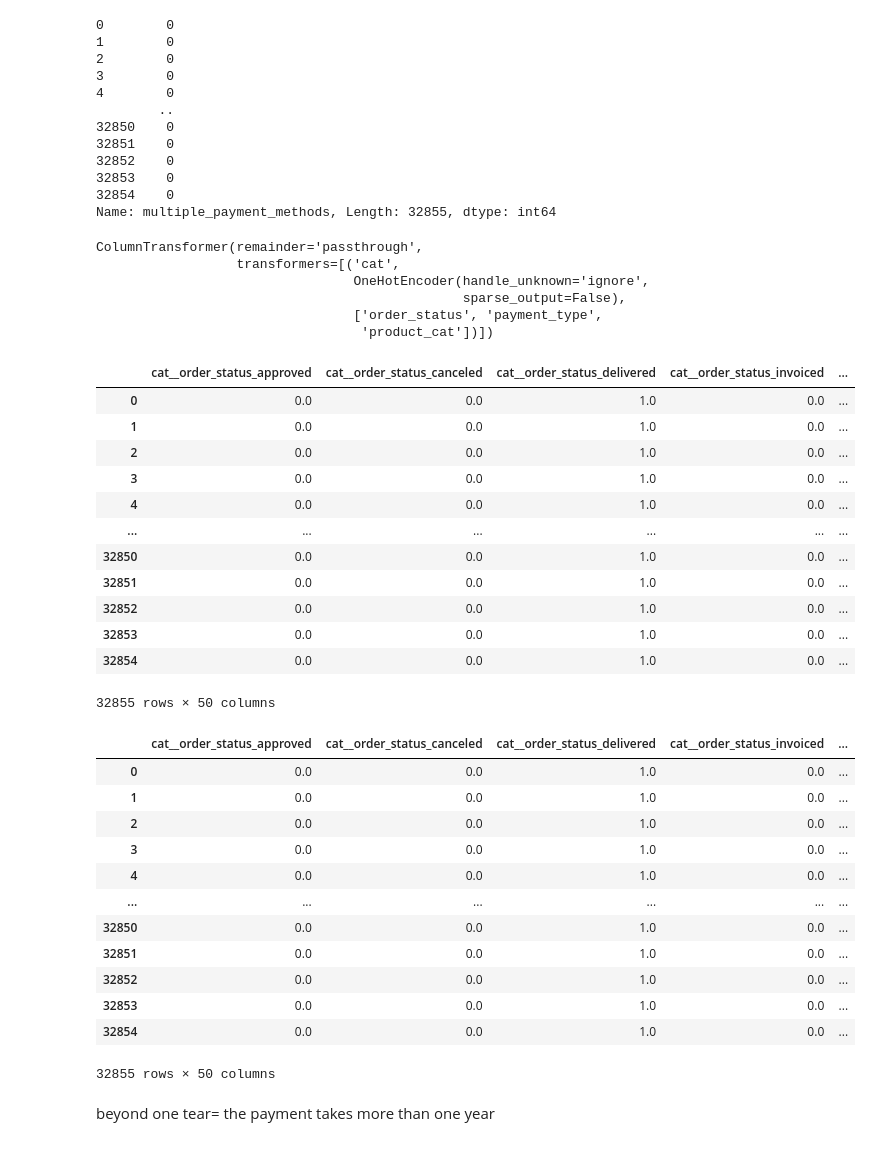
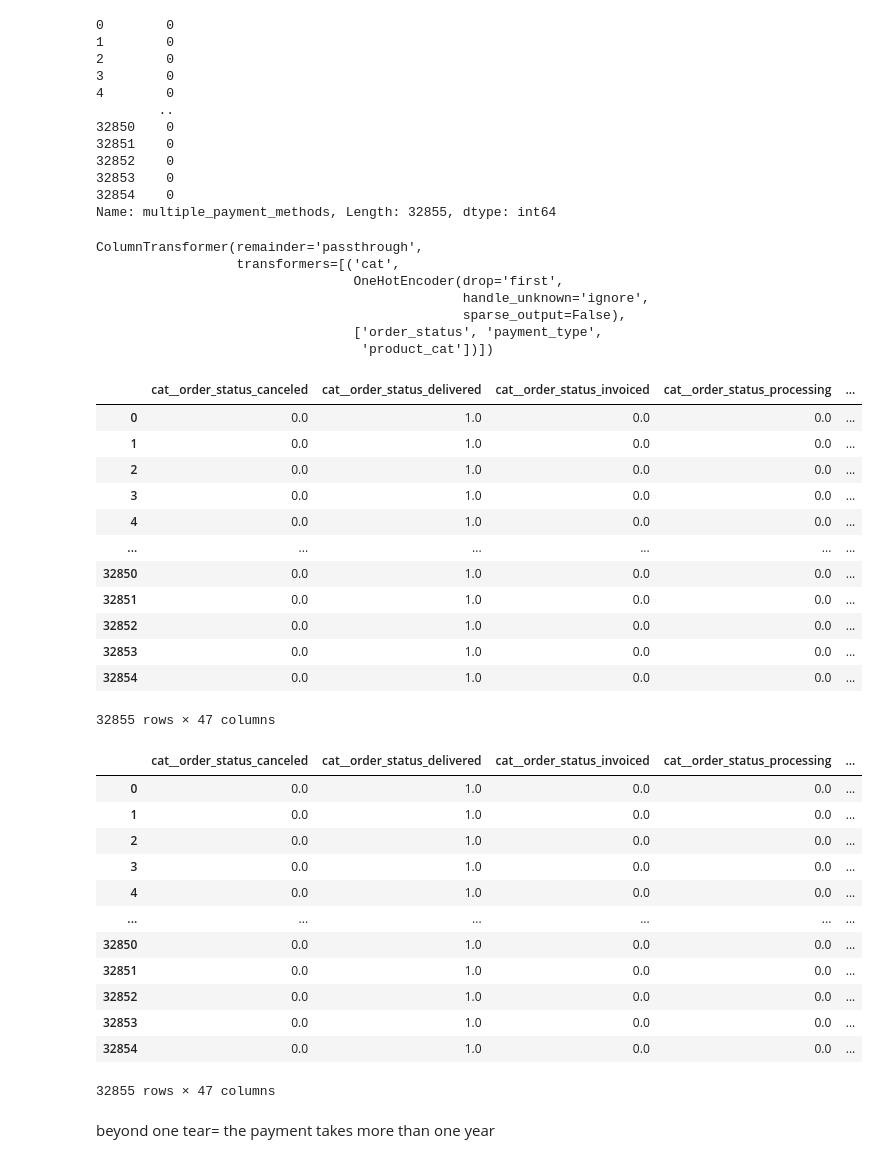
Before and after one commit to SilvanaKoga/tfm-uned-churn, a Jupyter notebook: Notebooks/DT_RF_XGBoost.ipynb, the cells around one changed output. Saved outputs shown, nothing was run; the diff lists cells and outputs as text; code cells hidden in the pictures.

```diff
--- a/Notebooks/DT_RF_XGBoost.ipynb
+++ b/Notebooks/DT_RF_XGBoost.ipynb
@@ -250,13 +256,14 @@ from sklearn.preprocessing import OneHotEncoder
 target_features = ["order_status", "payment_type", "product_cat"]
 
 col_trans = ColumnTransformer(
-    transformers=[("cat", OneHotEncoder(sparse_output= False, handle_unknown="ignore"), target_features)], remainder="passthrough"
+    transformers=[("cat", OneHotEncoder(sparse_output= False, drop="first", handle_unknown="ignore"), target_features)], remainder="passthrough"
 )
 col_trans.fit(Data_train_90_df)
 # %% [output]
 ColumnTransformer(remainder='passthrough',
                   transformers=[('cat',
-                                 OneHotEncoder(handle_unknown='ignore',
+                                 OneHotEncoder(drop='first',
+                                               handle_unknown='ignore',
                                                sparse_output=False),
                                  ['order_status', 'payment_type',
                                   'product_cat'])])
@@ -265,41 +272,42 @@ ColumnTransformer(remainder='passthrough',
 
 encoded_array = col_trans.transform(Data_train_90_df)
 # %%
-encoded_90_df = pd.DataFrame(encoded_array, columns= col_trans.get_feature_names_out(Data_train_90_df.columns))
+feature_names = col_trans.get_feature_names_out(Data_train_90_df.columns)
+encoded_90_df = pd.DataFrame(encoded_array, columns= feature_names)
 
 encoded_90_df
 # %% [output]
-|  | cat__order_status_approved | cat__order_status_canceled | cat__order_status_delivered | cat__order_status_invoiced | ... |
-| 0 | 0.0 | 0.0 | 1.0 | 0.0 | ... |
-| 1 | 0.0 | 0.0 | 1.0 | 0.0 | ... |
-| 2 | 0.0 | 0.0 | 1.0 | 0.0 | ... |
-| 3 | 0.0 | 0.0 | 1.0 | 0.0 | ... |
-| 4 | 0.0 | 0.0 | 1.0 | 0.0 | ... |
+|  | cat__order_status_canceled | cat__order_status_delivered | cat__order_status_invoiced | cat__order_status_processing | ... |
+| 0 | 0.0 | 1.0 | 0.0 | 0.0 | ... |
+| 1 | 0.0 | 1.0 | 0.0 | 0.0 | ... |
+| 2 | 0.0 | 1.0 | 0.0 | 0.0 | ... |
+| 3 | 0.0 | 1.0 | 0.0 | 0.0 | ... |
+| 4 | 0.0 | 1.0 | 0.0 | 0.0 | ... |
 | ... | ... | ... | ... | ... | ... |
-| 32850 | 0.0 | 0.0 | 1.0 | 0.0 | ... |
-| 32851 | 0.0 | 0.0 | 1.0 | 0.0 | ... |
-| 32852 | 0.0 | 0.0 | 1.0 | 0.0 | ... |
-| 32853 | 0.0 | 0.0 | 1.0 | 0.0 | ... |
-| 32854 | 0.0 | 0.0 | 1.0 | 0.0 | ... |
+| 32850 | 0.0 | 1.0 | 0.0 | 0.0 | ... |
+| 32851 | 0.0 | 1.0 | 0.0 | 0.0 | ... |
+| 32852 | 0.0 | 1.0 | 0.0 | 0.0 | ... |
+| 32853 | 0.0 | 1.0 | 0.0 | 0.0 | ... |
+| 32854 | 0.0 | 1.0 | 0.0 | 0.0 | ... |
-32855 rows × 50 columns
+32855 rows × 47 columns
 # %%
 encoded_90_df.columns = encoded_90_df.columns.str.replace('remainder__', '')
 
 encoded_90_df
 # %% [output]
-|  | cat__order_status_approved | cat__order_status_canceled | cat__order_status_delivered | cat__order_status_invoiced | ... |
-| 0 | 0.0 | 0.0 | 1.0 | 0.0 | ... |
-| 1 | 0.0 | 0.0 | 1.0 | 0.0 | ... |
-| 2 | 0.0 | 0.0 | 1.0 | 0.0 | ... |
-| 3 | 0.0 | 0.0 | 1.0 | 0.0 | ... |
-| 4 | 0.0 | 0.0 | 1.0 | 0.0 | ... |
+|  | cat__order_status_canceled | cat__order_status_delivered | cat__order_status_invoiced | cat__order_status_processing | ... |
+| 0 | 0.0 | 1.0 | 0.0 | 0.0 | ... |
+| 1 | 0.0 | 1.0 | 0.0 | 0.0 | ... |
+| 2 | 0.0 | 1.0 | 0.0 | 0.0 | ... |
+| 3 | 0.0 | 1.0 | 0.0 | 0.0 | ... |
+| 4 | 0.0 | 1.0 | 0.0 | 0.0 | ... |
 | ... | ... | ... | ... | ... | ... |
-| 32850 | 0.0 | 0.0 | 1.0 | 0.0 | ... |
-| 32851 | 0.0 | 0.0 | 1.0 | 0.0 | ... |
-| 32852 | 0.0 | 0.0 | 1.0 | 0.0 | ... |
-| 32853 | 0.0 | 0.0 | 1.0 | 0.0 | ... |
-| 32854 | 0.0 | 0.0 | 1.0 | 0.0 | ... |
+| 32850 | 0.0 | 1.0 | 0.0 | 0.0 | ... |
+| 32851 | 0.0 | 1.0 | 0.0 | 0.0 | ... |
+| 32852 | 0.0 | 1.0 | 0.0 | 0.0 | ... |
+| 32853 | 0.0 | 1.0 | 0.0 | 0.0 | ... |
+| 32854 | 0.0 | 1.0 | 0.0 | 0.0 | ... |
-32855 rows × 50 columns
+32855 rows × 47 columns
 # %% [markdown]
 beyond one tear= the payment takes more than one year
 # %% [markdown]
```
Also changed, not shown: parts of 133 cells of this notebook, 2 other files.
